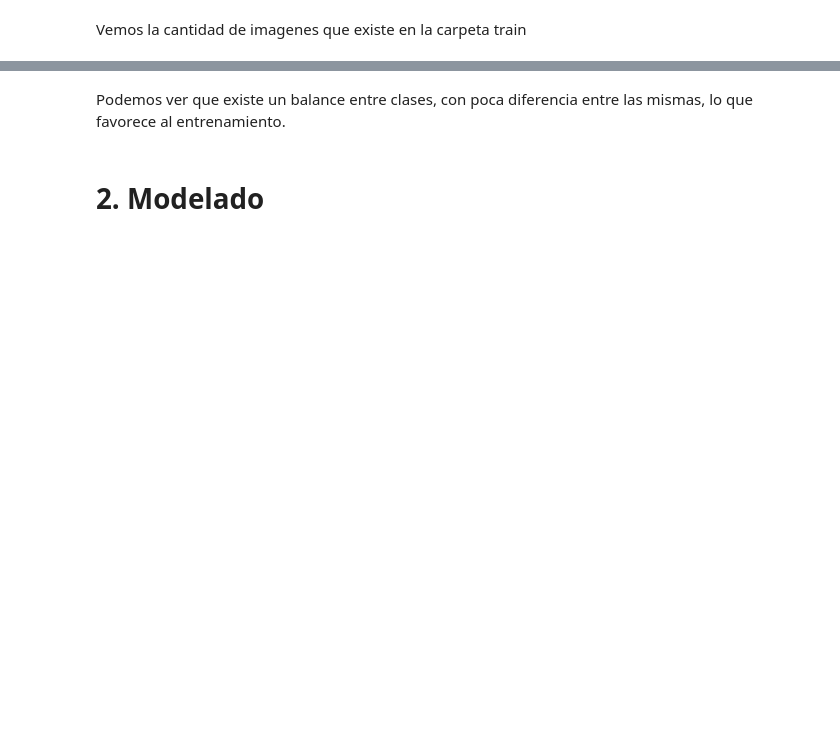
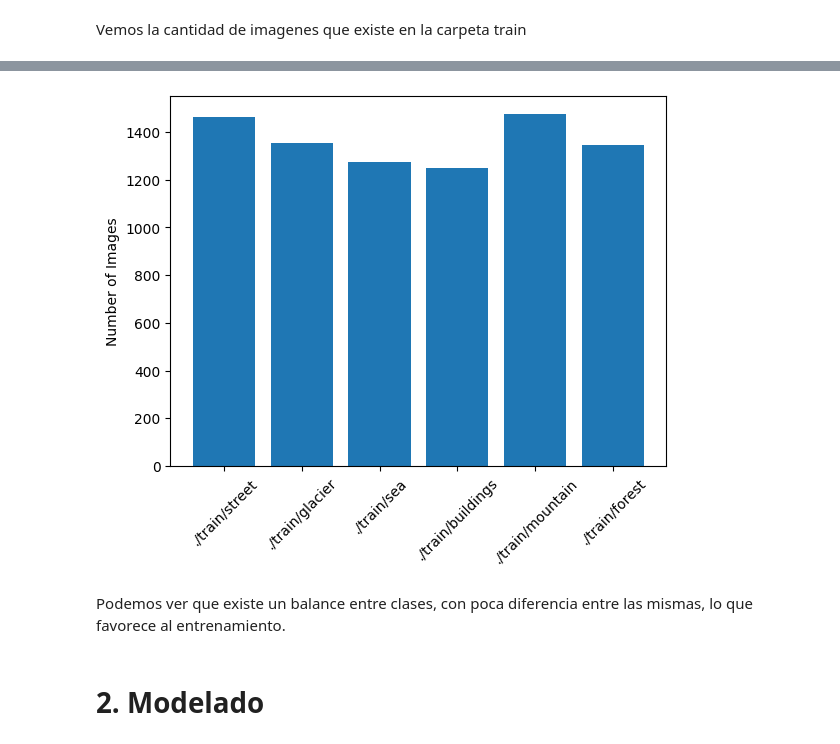
Before and after one commit to BonafedeMarco/UCSE-ML-TP2-2024, a Jupyter notebook: tp2_places.ipynb, the cells around one changed output, grey strips where cells are left out. Saved outputs shown, nothing was run; the diff lists cells and outputs as text; code cells hidden in the pictures; blank space fills up the shorter version.

```diff
--- a/tp2_places.ipynb
+++ b/tp2_places.ipynb
@@ -146,16 +169,18 @@ for dirpath, dirnames, filenames in os.walk(root_path):
 # %%
 subdirectories = [os.path.join(root_path, d) for d in os.listdir(root_path) if os.path.isdir(os.path.join(root_path, d))]
 
 # Count the number of images in each subdirectory
 counts = [0] * len(subdirectories)
 for i, directory in enumerate(subdirectories):
     counts[i] = len(os.listdir(directory))
 
 # Create a bar chart to visualize the distribution
 plt.bar(subdirectories, counts)
-plt.xticks(rotation=90)
+plt.xticks(rotation=45)
 plt.ylabel("Number of Images")
 plt.show()
+# %% [output]
+[figure, added]
 # %% [markdown]
 Podemos ver que existe un balance entre clases, con poca diferencia entre las mismas, lo que favorece al entrenamiento.
 # %% [markdown]
```
Also changed, not shown: parts of 33 cells of this notebook.
